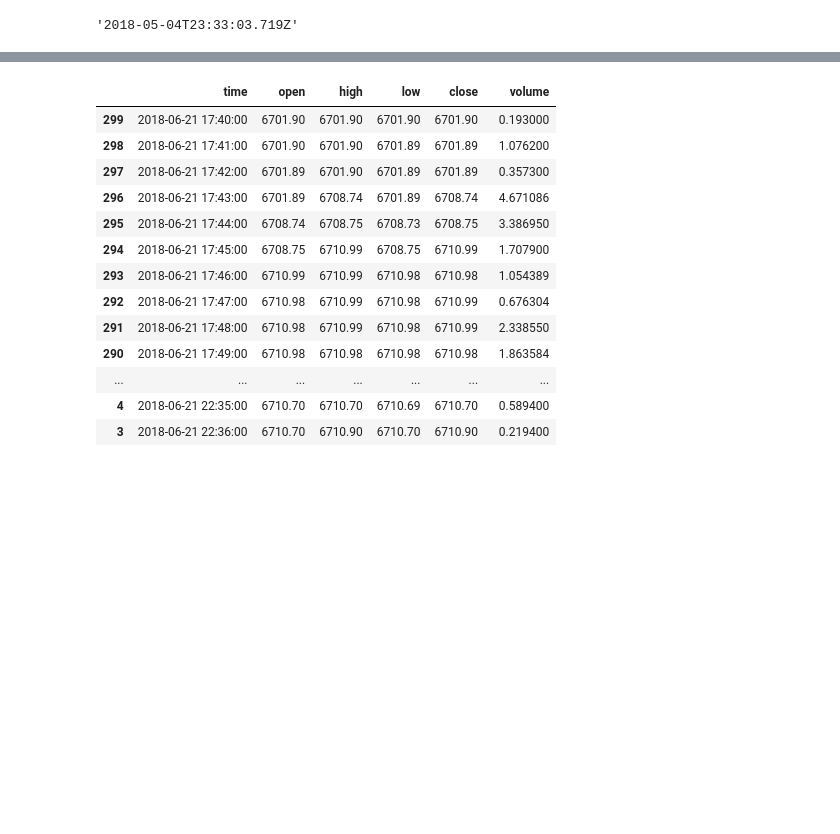
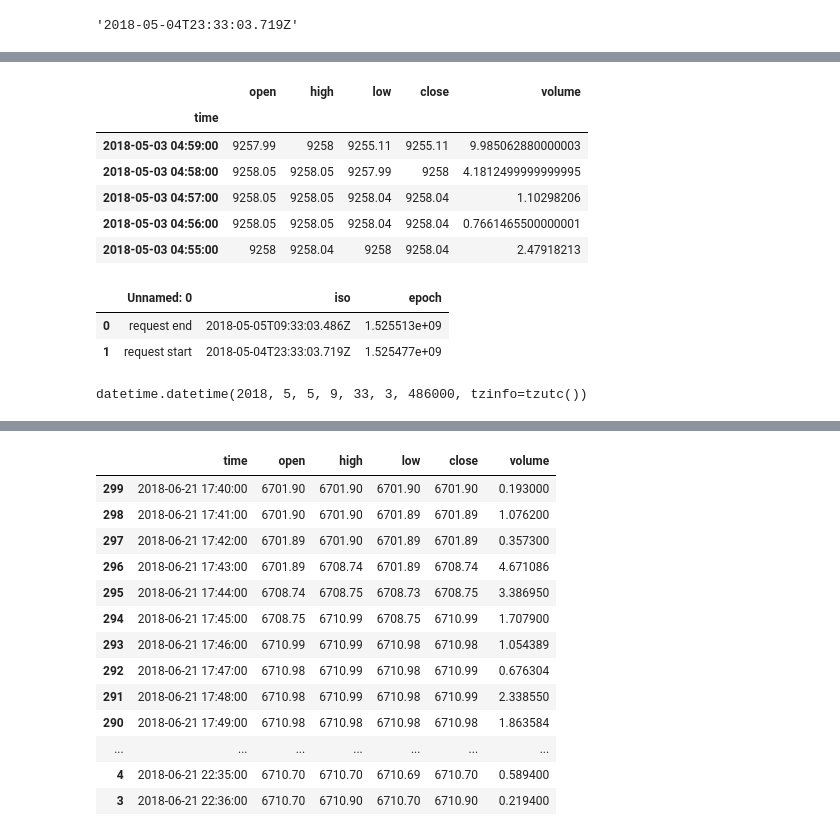
Before and after one commit to timothyyu/gdax-orderbook-ml, a Jupyter notebook: 8_program_structure_improvement.ipynb, the cells around one changed output, grey strips where cells are left out. Saved outputs shown, nothing was run; the diff lists cells and outputs as text; code cells hidden in the pictures; blank space fills up the shorter version.

```diff
--- a/8_program_structure_improvement.ipynb
+++ b/8_program_structure_improvement.ipynb
@@ -740,0 +755,18 @@ chart_15m
+# %%
+ohlc_test_df.head()
+# %% [output]
+|  | open | high | low | close | volume |
+| time |  |  |  |  |  |
+| 2018-05-03 04:59:00 | 9257.99 | 9258 | 9255.11 | 9255.11 | 9.985062880000003 |
+| 2018-05-03 04:58:00 | 9258.05 | 9258.05 | 9257.99 | 9258 | 4.1812499999999995 |
+| 2018-05-03 04:57:00 | 9258.05 | 9258.05 | 9258.04 | 9258.04 | 1.10298206 |
+| 2018-05-03 04:56:00 | 9258.05 | 9258.05 | 9258.04 | 9258.04 | 0.7661465500000001 |
+| 2018-05-03 04:55:00 | 9258 | 9258.04 | 9258 | 9258.04 | 2.47918213 |
+# %%
+# Check request end/start from log
+    # 10 hours of scraped data ('raw_data_10h' folder)
+request_log_df
+# %% [output]
+|  | Unnamed: 0 | iso | epoch |
+| 0 | request end | 2018-05-05T09:33:03.486Z | 1.525513e+09 |
+| 1 | request start | 2018-05-04T23:33:03.719Z | 1.525477e+09 |
@@ -740,0 +777,4 @@ chart_15m
+# %%
+re
+# %% [output]
+datetime.datetime(2018, 5, 5, 9, 33, 3, 486000, tzinfo=tzutc())
```
Also changed, not shown: parts of 21 cells of this notebook, 2 other files.
